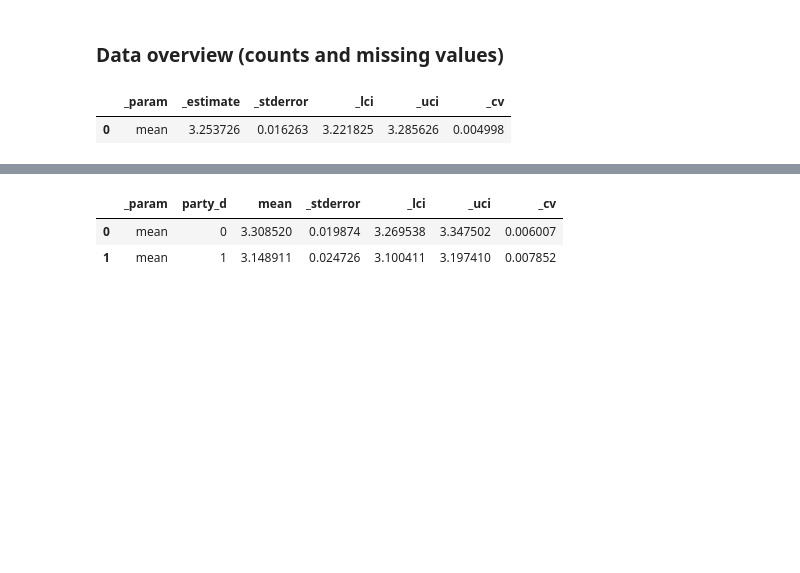
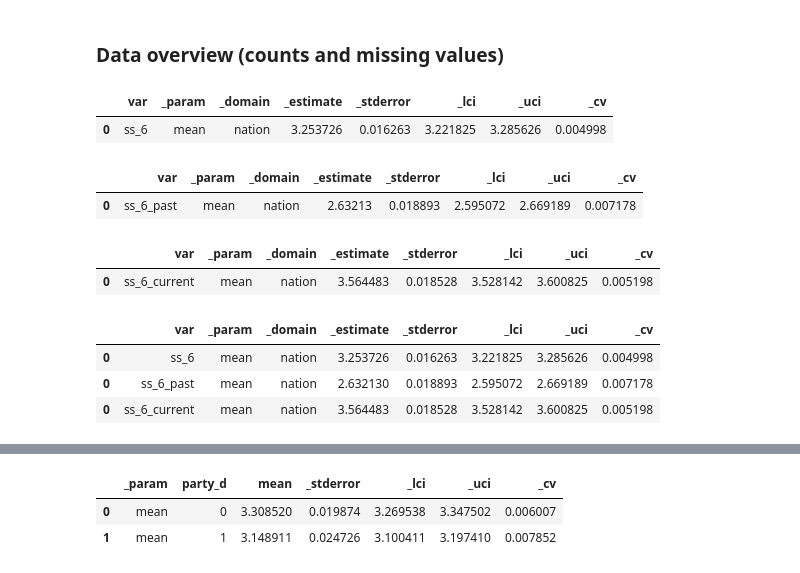
Before and after one commit to haoyucode/stigma-state-lvl, a Jupyter notebook: 2023_09_20_meeting_2.ipynb, the cells around one changed output, grey strips where cells are left out. Cells and saved outputs as stored; diff of their text form; code cells hidden in the pictures; blank space fills up the shorter version.

```diff
--- a/2023_09_20_meeting_2.ipynb
+++ b/2023_09_20_meeting_2.ipynb
@@ -370,3 +370,15 @@ Data columns (total 15 columns):
 dtypes: float64(13), int32(2)
 memory usage: 712.7 KB
 None
+# %%
+#df['avg'] = df[['Monday', 'Tuesday']].mean(axis=1)
+
+sub_df_2["ss_6_past"] = sub_df_2[ss_6_past].mean(axis=1)
+sub_df_2["ss_6_current"] = sub_df_2[ss_6_current].mean(axis=1)
+
+sub_df_2["ss_past"] = sub_df_2[ss_past].mean(axis=1)
+sub_df_2["ss_current"] = sub_df_2[ss_current].mean(axis=1)
+
+flag_threshold = 3
+
+sub_df_2["race_view_flag"] = np.where((sub_df_2["race_whiteadvantage"] > flag_threshold) | (sub_df_2["race_rich"] > flag_threshold), 1, 0)
@@ -857,14 +895,58 @@ Index(['p_over', 'weight1', 'weight2', 'stigma_scale_score',
 # 	distribution; based on as oversample + gen pop and weight 2
 # 	distribution by personaluse_ever, familyuse_ever, personalcrimjust_ever, familycrimjust_ever; based on as oversample + gen pop and weight 2
 # %%
-sample_estimator = TaylorEstimator("mean")
-sample_estimator.estimate(
+sample_estimator_ss_6 = TaylorEstimator("mean")
+sample_estimator_ss_6.estimate(
     y=sub_df_1["stigma_scale_score"],
     samp_weight=sub_df_1["weight2"],
     stratum=sub_df_1["vstrat32_corrected"],
     psu=sub_df_1["vpsu32_corrected"],
 )
-sample_estimator.to_dataframe()
+sample_estimator_ss_6_df = sample_estimator_ss_6.to_dataframe()
+
+sample_estimator_ss_6_df.insert(1,"_domain","nation")
+sample_estimator_ss_6_df.insert(0,"var","ss_6")
+sample_estimator_ss_6_df
 # %% [output]
-|  | _param | _estimate | _stderror | _lci | _uci | _cv |
-| 0 | mean | 3.253726 | 0.016263 | 3.221825 | 3.285626 | 0.004998 |
+|  | var | _param | _domain | _estimate | _stderror | _lci | _uci | _cv |
+| 0 | ss_6 | mean | nation | 3.253726 | 0.016263 | 3.221825 | 3.285626 | 0.004998 |
+# %%
+sample_estimator_ss_6_past = TaylorEstimator("mean")
+sample_estimator_ss_6_past.estimate(
+    y=sub_df_1["ss_6_past"],
+    samp_weight=sub_df_1["weight2"],
+    stratum=sub_df_1["vstrat32_corrected"],
+    psu=sub_df_1["vpsu32_corrected"],
+)
+sample_estimator_ss_6_past_df = sample_estimator_ss_6_past.to_dataframe()
+
+sample_estimator_ss_6_past_df.insert(1,"_domain","nation")
+sample_estimator_ss_6_past_df.insert(0,"var","ss_6_past")
+sample_estimator_ss_6_past_df
+# %% [output]
+|  | var | _param | _domain | _estimate | _stderror | _lci | _uci | _cv |
+| 0 | ss_6_past | mean | nation | 2.63213 | 0.018893 | 2.595072 | 2.669189 | 0.007178 |
+# %%
+sample_estimator_ss_6_current = TaylorEstimator("mean")
+sample_estimator_ss_6_current.estimate(
+    y=sub_df_1["ss_6_current"],
+    samp_weight=sub_df_1["weight2"],
+    stratum=sub_df_1["vstrat32_corrected"],
+    psu=sub_df_1["vpsu32_corrected"],
+)
+sample_estimator_ss_6_current_df = sample_estimator_ss_6_current.to_dataframe()
+
+sample_estimator_ss_6_current_df.insert(1,"_domain","nation")
+sample_estimator_ss_6_current_df.insert(0,"var","ss_6_current")
+sample_estimator_ss_6_current_df
+# %% [output]
+|  | var | _param | _domain | _estimate | _stderror | _lci | _uci | _cv |
+| 0 | ss_6_current | mean | nation | 3.564483 | 0.018528 | 3.528142 | 3.600825 | 0.005198 |
+# %%
+sample_estimator_ss_6_df = pd.concat([sample_estimator_ss_6_df, sample_estimator_ss_6_past_df, sample_estimator_ss_6_current_df], axis = 0)
+sample_estimator_ss_6_df
+# %% [output]
+|  | var | _param | _domain | _estimate | _stderror | _lci | _uci | _cv |
+| 0 | ss_6 | mean | nation | 3.253726 | 0.016263 | 3.221825 | 3.285626 | 0.004998 |
+| 0 | ss_6_past | mean | nation | 2.632130 | 0.018893 | 2.595072 | 2.669189 | 0.007178 |
+| 0 | ss_6_current | mean | nation | 3.564483 | 0.018528 | 3.528142 | 3.600825 | 0.005198 |
```
Also changed, not shown: parts of 15 cells of this notebook.
